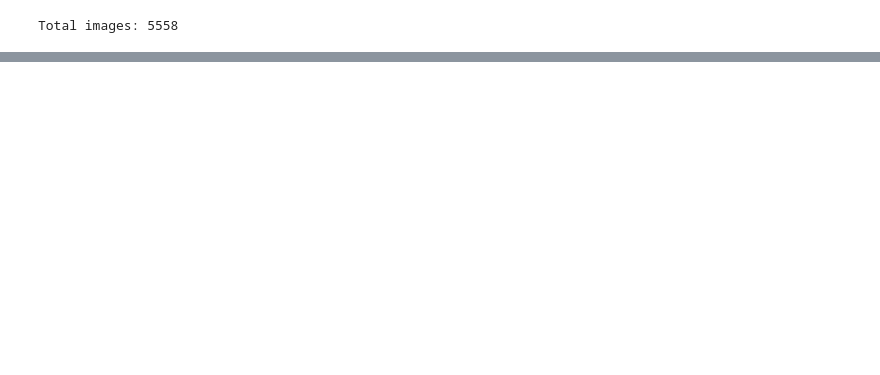
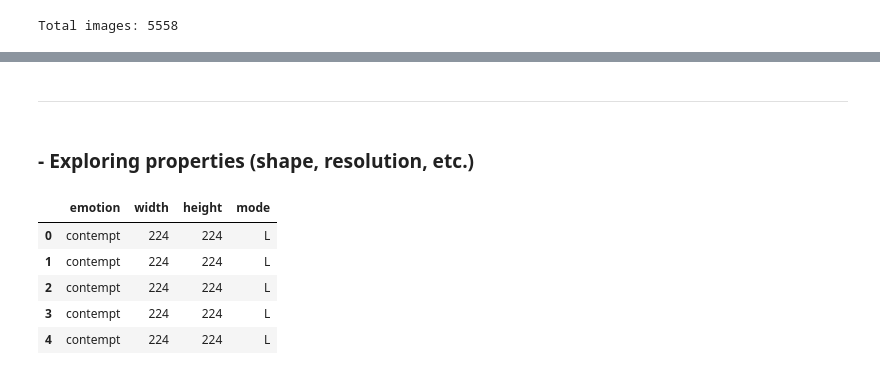
Before and after one commit to hannahkiesow/face_it, a Jupyter notebook: eda_rafa/dataset_exploration.ipynb, the cells around one changed output, grey strips where cells are left out. Drawn from its saved outputs; the diff is of its cells as text; code cells hidden in the pictures; blank space fills up the shorter version.

```diff
--- a/eda_rafa/dataset_exploration.ipynb
+++ b/eda_rafa/dataset_exploration.ipynb
@@ -73,5 +99,5 @@ def show_images(emotion, n=5):
 # %%
 # Usage for all emotions:
 for emotion in df_counts["Emotion"]:
-    show_images(emotion, n=5)
+    show_images(emotion, n=6)
 # %% [output]
@@ -103,0 +122,33 @@ nothing added to commit but untracked files present (use "git add" to track)
+# %% [markdown]
+---
+# %% [markdown]
+### - Exploring properties (shape, resolution, etc.)
+# %%
+data = []
+
+for emotion in os.listdir(base_dir):
+    folder = os.path.join(base_dir, emotion)
+    if os.path.isdir(folder):
+        for file in os.listdir(folder):
+            if file.endswith(".png"):
+                path = os.path.join(folder, file)
+                try:
+                    img = Image.open(path)
+                    data.append({
+                        "emotion": emotion,
+                        "width": img.width,
+                        "height": img.height,
+                        "mode": img.mode  # e.g. RGB, L (grayscale)
+                    })
+                except:
+                    print(f"Error reading {path}")
+
+df = pd.DataFrame(data)
+df.head()
+# %% [output]
+|  | emotion | width | height | mode |
+| 0 | contempt | 224 | 224 | L |
+| 1 | contempt | 224 | 224 | L |
+| 2 | contempt | 224 | 224 | L |
+| 3 | contempt | 224 | 224 | L |
+| 4 | contempt | 224 | 224 | L |
```
Also changed, not shown: parts of 19 cells of this notebook.
